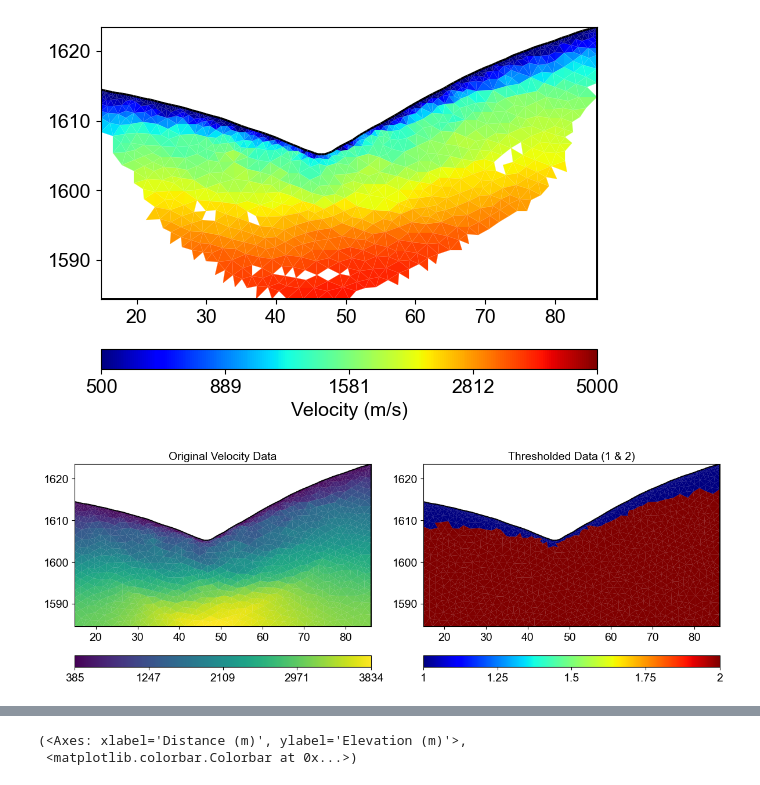
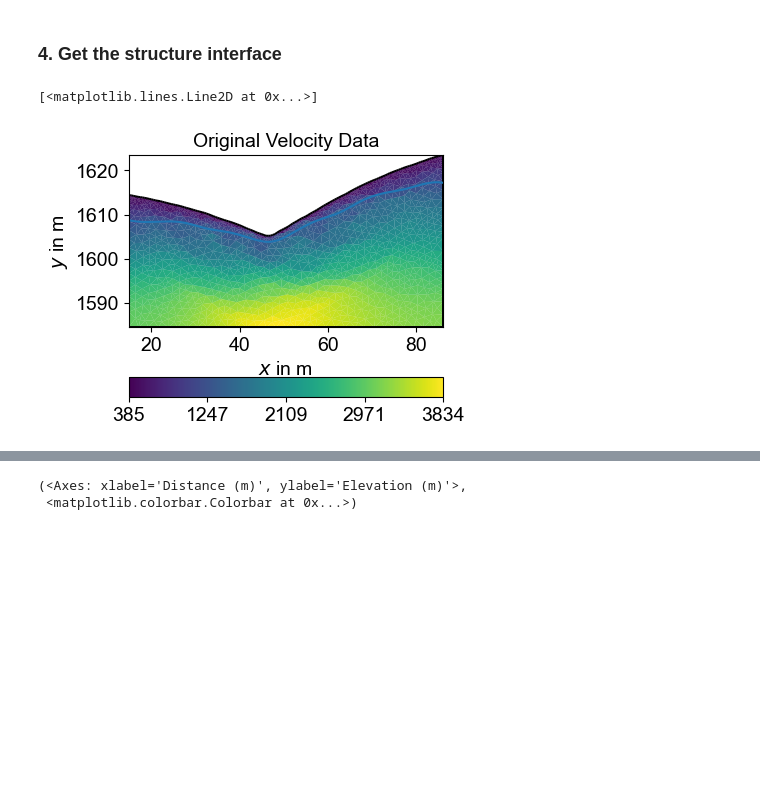
Before and after one commit to geohang/PyHydroGeophysX, a Jupyter notebook: examples/Ex_Structure_resinv.ipynb, the cells around one changed output, grey strips where cells are left out. Saved outputs shown, nothing was run; the diff lists cells and outputs as text; code cells hidden in the pictures; blank space fills up the shorter version.

```diff
--- a/examples/Ex_Structure_resinv.ipynb
+++ b/examples/Ex_Structure_resinv.ipynb
@@ -97,57 +120,0 @@ inv.iter 2 ... chi² =    0.94 (dPhi = 31.99%) lam: 50.0
-# %%
-ax, cbar = TT.showResult(cMap='jet',coverage=TT.standardizedCoverage(),cMin=500,cMax=5000)
-# %% [output]
-[figure, removed]
-# %%
-import numpy as np
-
-# Assuming TT.model.array() gives you the velocity values
-velocity_data = TT.model.array()
-
-# Get the mesh shape
-mesh = TT.paraDomain
-cell_centers = mesh.cellCenters()
-x_coords = cell_centers[:,0]  # X-coordinates of cell centers
-z_coords = cell_centers[:,1]  # Z-coordinates (depth) of cell centers
-
-# Create a new array for the thresholded values
-thresholded = np.ones_like(velocity_data, dtype=int)
-
-# Get unique x-coordinates (horizontal distances)
-unique_x = np.unique(x_coords)
-
-# For each vertical column (each unique x-coordinate)
-for x in unique_x:
-    # Get indices of cells in this column, sorted by depth (z-coordinate)
-    column_indices = np.where(x_coords == x)[0]
-    column_indices = column_indices[np.argsort(z_coords[column_indices])]
-
-    # Check if any cell in this column exceeds the threshold
-    threshold_crossed = False
-
-    # Process cells from top to bottom
-    for idx in column_indices:
-        if velocity_data[idx] >= 1200 or threshold_crossed:
-            thresholded[idx] = 2
-            threshold_crossed = True
-        # Otherwise thresholded[idx] remains 1
-
-# Now thresholded contains your classified values (1 or 2)
-# Let's visualize the result
-import matplotlib.pyplot as plt
-
-# Create a figure with two subplots to compare
-fig, (ax1, ax2) = plt.subplots(1, 2, figsize=(12, 6))
-
-# Original data
-pg.show(mesh, velocity_data, ax=ax1, cMap='viridis', colorBar=True)
-ax1.set_title('Original Velocity Data')
-
-# Thresholded data
-pg.show(mesh, thresholded, ax=ax2, cMap='jet', colorBar=True)
-ax2.set_title('Thresholded Data (1 & 2)')
-
-plt.tight_layout()
-plt.show()
-# %% [output]
-[figure, removed]
@@ -267,4 +121,16 @@ def extract_velocity_interface(mesh, velocity_data, threshold=1200,interval = 4.
+# %% [markdown]
+### 4. Get the structure interface
 # %%
-
+velocity_data = TT.model.array()
 # Call the function with velocity data
 smooth_x, smooth_z = extract_velocity_interface(mesh, velocity_data, threshold=1200,interval = 5)
+
+fig, ax1 = plt.subplots(1, 1, figsize=(5, 3))
+
+# Original data
+pg.show(mesh, velocity_data, ax=ax1, cMap='viridis', colorBar=True)
+ax1.set_title('Original Velocity Data')
+ax1.plot(smooth_x, smooth_z)
+# %% [output]
+[<matplotlib.lines.Line2D at 0x...>]
+[figure, added]
```
Also changed, not shown: parts of 20 cells of this notebook, 25 other files.
